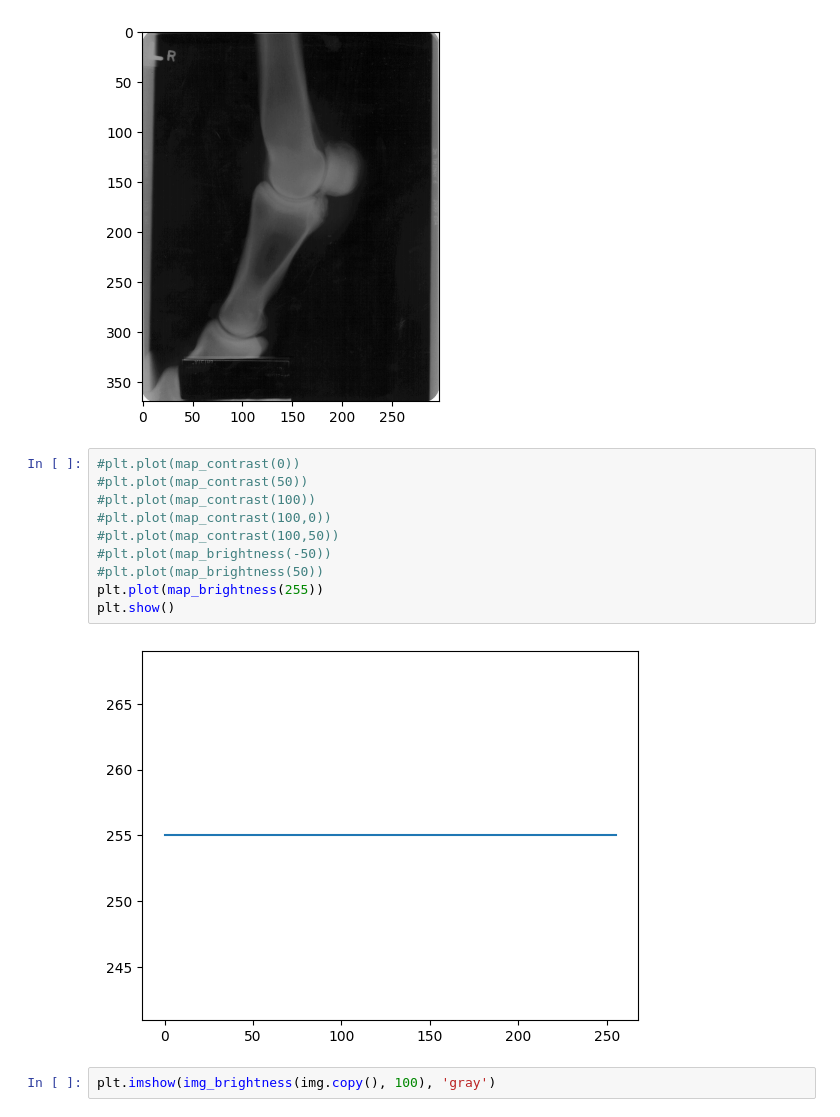
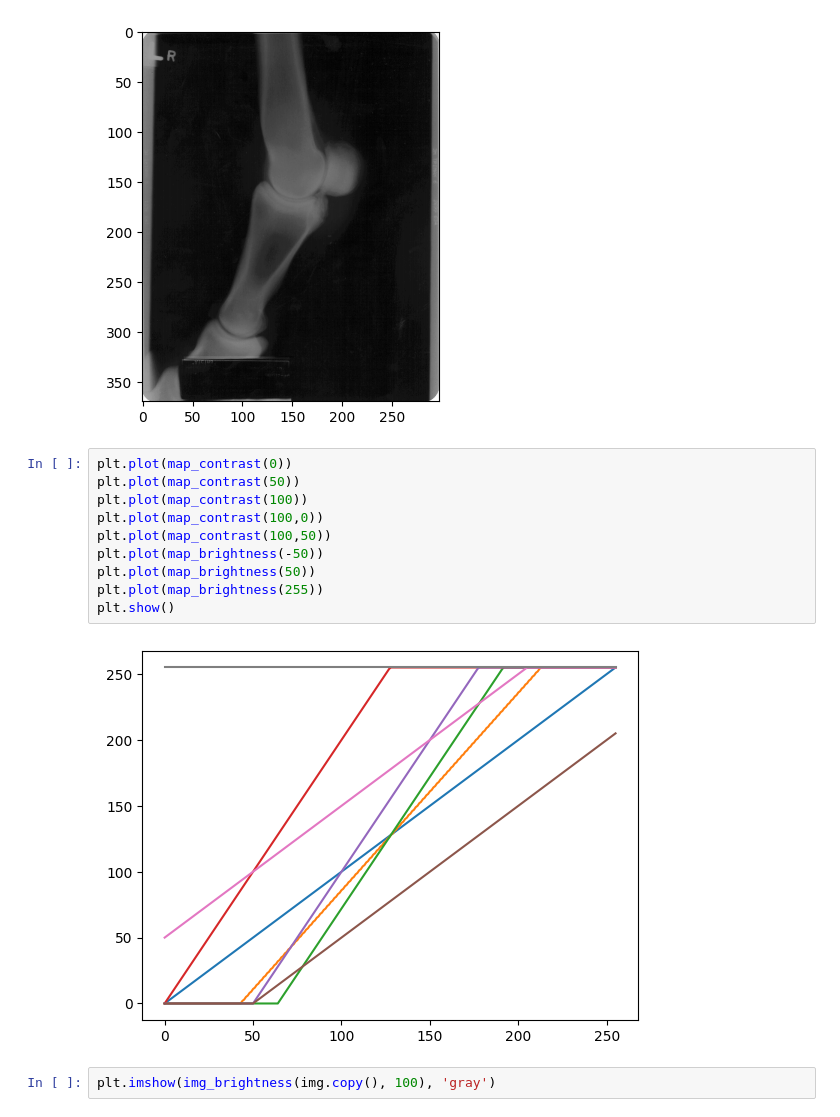
Before and after one commit to JuanIturriaga/practicaPDI, a Jupyter notebook: tp01.ipynb, the cells around one changed output. Saved outputs shown, nothing was run; the diff lists cells and outputs as text.

```diff
--- a/tp01.ipynb
+++ b/tp01.ipynb
@@ -15,17 +15,17 @@ plt.imshow(img, 'gray')
 <matplotlib.image.AxesImage at 0x...>
 [figure]
 # %%
-#plt.plot(map_contrast(0))
-#plt.plot(map_contrast(50))
-#plt.plot(map_contrast(100))
-#plt.plot(map_contrast(100,0))
-#plt.plot(map_contrast(100,50))
-#plt.plot(map_brightness(-50))
-#plt.plot(map_brightness(50))
+plt.plot(map_contrast(0))
+plt.plot(map_contrast(50))
+plt.plot(map_contrast(100))
+plt.plot(map_contrast(100,0))
+plt.plot(map_contrast(100,50))
+plt.plot(map_brightness(-50))
+plt.plot(map_brightness(50))
 plt.plot(map_brightness(255))
 plt.show()
 # %% [output]
-[figure, old version]
+[figure, new version]
 # %%
 plt.imshow(img_brightness(img.copy(), 100), 'gray')
 # %% [output]
```
Also changed, not shown: parts of 5 cells of this notebook.
